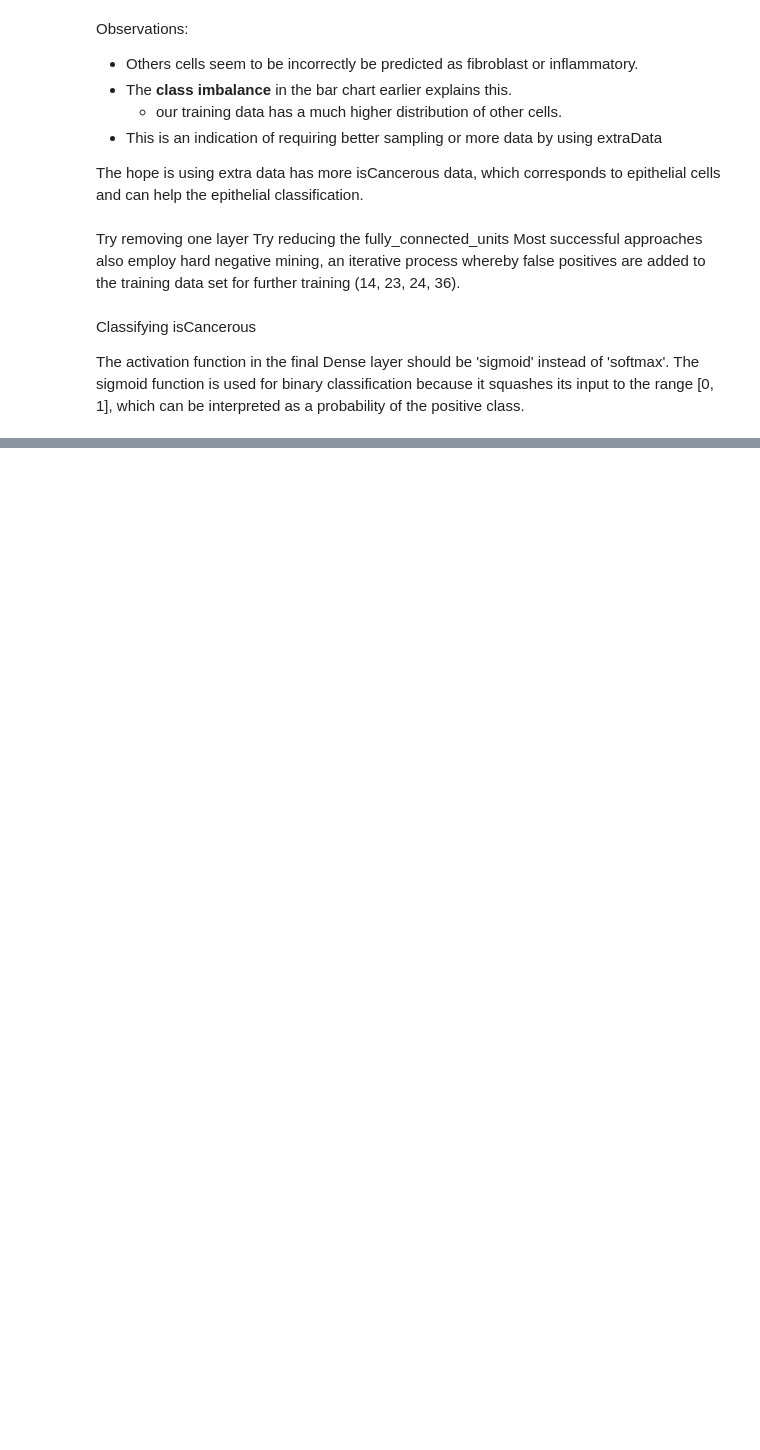
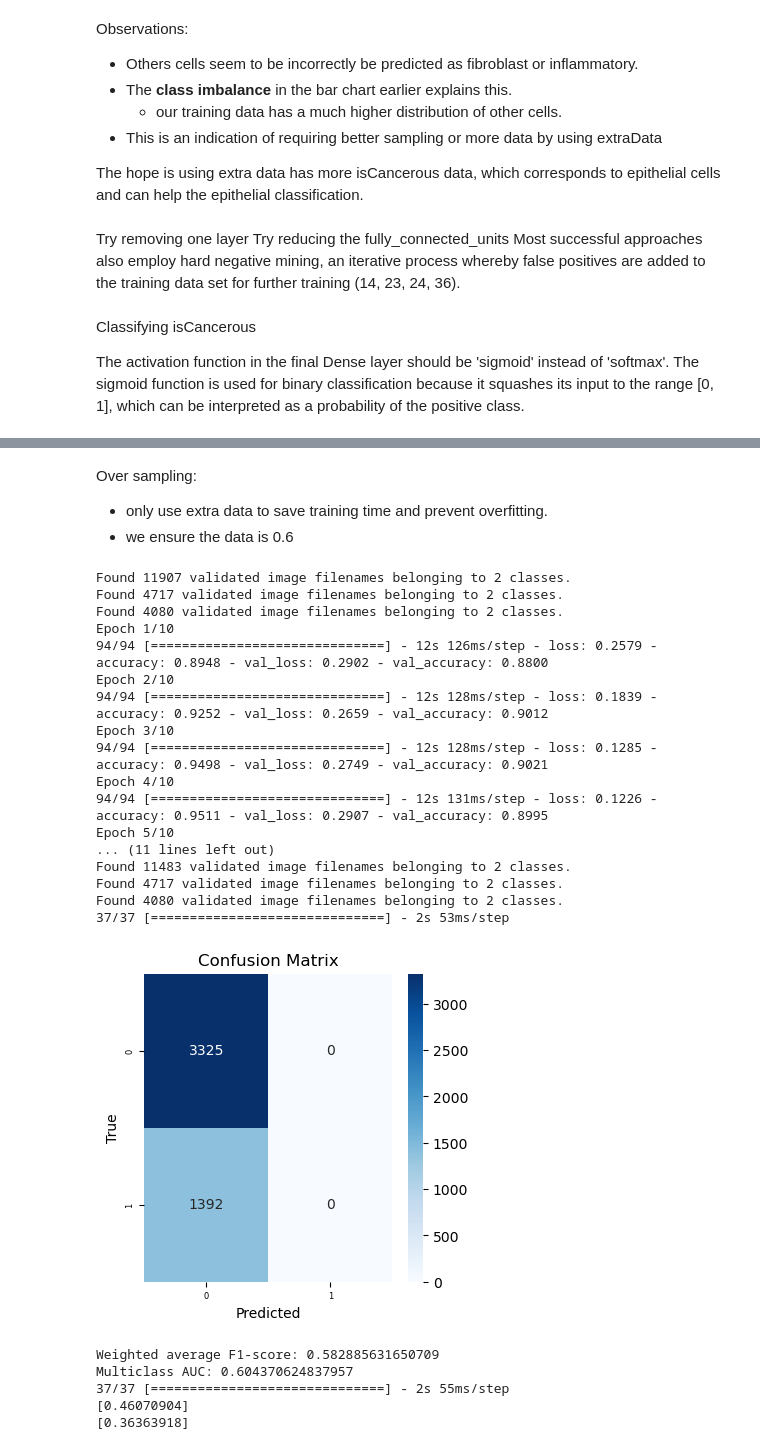
Before and after one commit to Keen2Kode/Machine-Learning, a Jupyter notebook: assignment_2.ipynb, the cells around one changed output, grey strips where cells are left out. Cells and saved outputs as stored; diff of their text form; code cells hidden in the pictures; blank space fills up the shorter version.

```diff
--- a/assignment_2.ipynb
+++ b/assignment_2.ipynb
@@ -693,0 +751,16 @@ Epoch 10/10
+# %%
+y_col = 'isCancerous'
+batch_size = 128
+
+extra_data_CNN = softmax_CNN(y_col, input_shape=(27,27,3), optimizer='adam', fully_connected_units = 512, dropout = 0.2)
+train_generator, val_generator, test_generator = generator(batch_size, y_col, extra_data_only=True, oversampler=oversampled_gen_train)
+extra_data_CNN_history = baseline.fit(train_generator, epochs=10, validation_data=val_generator)
+
+# to get samples in order
+_, val_generator, test_generator = generator(batch_size, y_col, shuffle=False)
+
+plot_metrics(val_generator, extra_data_CNN, 'isCancerous')
+
+pred_probs = extra_data_CNN.predict(val_generator)
+print(max(pred_probs))
+print(min(pred_probs))
@@ -693,0 +777,61 @@ Epoch 10/10
+# %% [markdown]
+Over sampling:
+
+- only use extra data to save training time and prevent overfitting.
+- we ensure the data is 0.6
+# %%
+def oversampled_gen_train(gen_train_data):
+    # Assuming 'gen_train_data' is your training dataframe and 'isCancerous' is the column with your labels
+    majority_class = gen_train_data[gen_train_data['isCancerous'] == '0']
+    minority_class = gen_train_data[gen_train_data['isCancerous'] == '1']
+
+    # Upsample minority class images to match the number of majority class images
+    minority_class_upsampled = resample(minority_class,
+                                        replace=True,
+                                        n_samples=int(len(majority_class) * 0.6),
+                                        random_state=0)
+
+    # Combine upsampled minority class and majority class
+    gen_train_data = pd.concat([majority_class, minority_class_upsampled])
+    majority_class = gen_train_data[gen_train_data['isCancerous'] == '0']
+    minority_class = gen_train_data[gen_train_data['isCancerous'] == '1']
+    return gen_train_data
+
+y_col = 'isCancerous'
+batch_size = 128
+
+extra_data_CNN = softmax_CNN(y_col, input_shape=(27,27,3), optimizer='adam', fully_connected_units = 512, dropout = 0.2)
+train_generator, val_generator, test_generator = generator(batch_size, y_col, extra_data_only=False, oversampler=oversampled_gen_train)
+extra_data_CNN_history = baseline.fit(train_generator, epochs=10, validation_data=val_generator)
+
+# to get samples in order
+_, val_generator, test_generator = generator(batch_size, y_col, shuffle=False)
+
+plot_metrics(val_generator, extra_data_CNN, 'isCancerous')
+pred_probs = extra_data_CNN.predict(val_generator)
+print(max(pred_probs))
+print(min(pred_probs))
+# %% [output]
+Found 11907 validated image filenames belonging to 2 classes.
+Found 4717 validated image filenames belonging to 2 classes.
+Found 4080 validated image filenames belonging to 2 classes.
+Epoch 1/10
+94/94 [==============================] - 12s 126ms/step - loss: 0.2579 - accuracy: 0.8948 - val_loss: 0.2902 - val_accuracy: 0.8800
+Epoch 2/10
+94/94 [==============================] - 12s 128ms/step - loss: 0.1839 - accuracy: 0.9252 - val_loss: 0.2659 - val_accuracy: 0.9012
+Epoch 3/10
+94/94 [==============================] - 12s 128ms/step - loss: 0.1285 - accuracy: 0.9498 - val_loss: 0.2749 - val_accuracy: 0.9021
+Epoch 4/10
+94/94 [==============================] - 12s 131ms/step - loss: 0.1226 - accuracy: 0.9511 - val_loss: 0.2907 - val_accuracy: 0.8995
+Epoch 5/10
+... (11 lines left out)
+Found 11483 validated image filenames belonging to 2 classes.
+Found 4717 validated image filenames belonging to 2 classes.
+Found 4080 validated image filenames belonging to 2 classes.
+37/37 [==============================] - 2s 53ms/step
+[figure, added]
+Weighted average F1-score: 0.582885631650709
+Multiclass AUC: 0.604370624837957
+37/37 [==============================] - 2s 55ms/step
+[0.46070904]
+[0.36363918]
```
Also changed, not shown: parts of 15 cells of this notebook.
